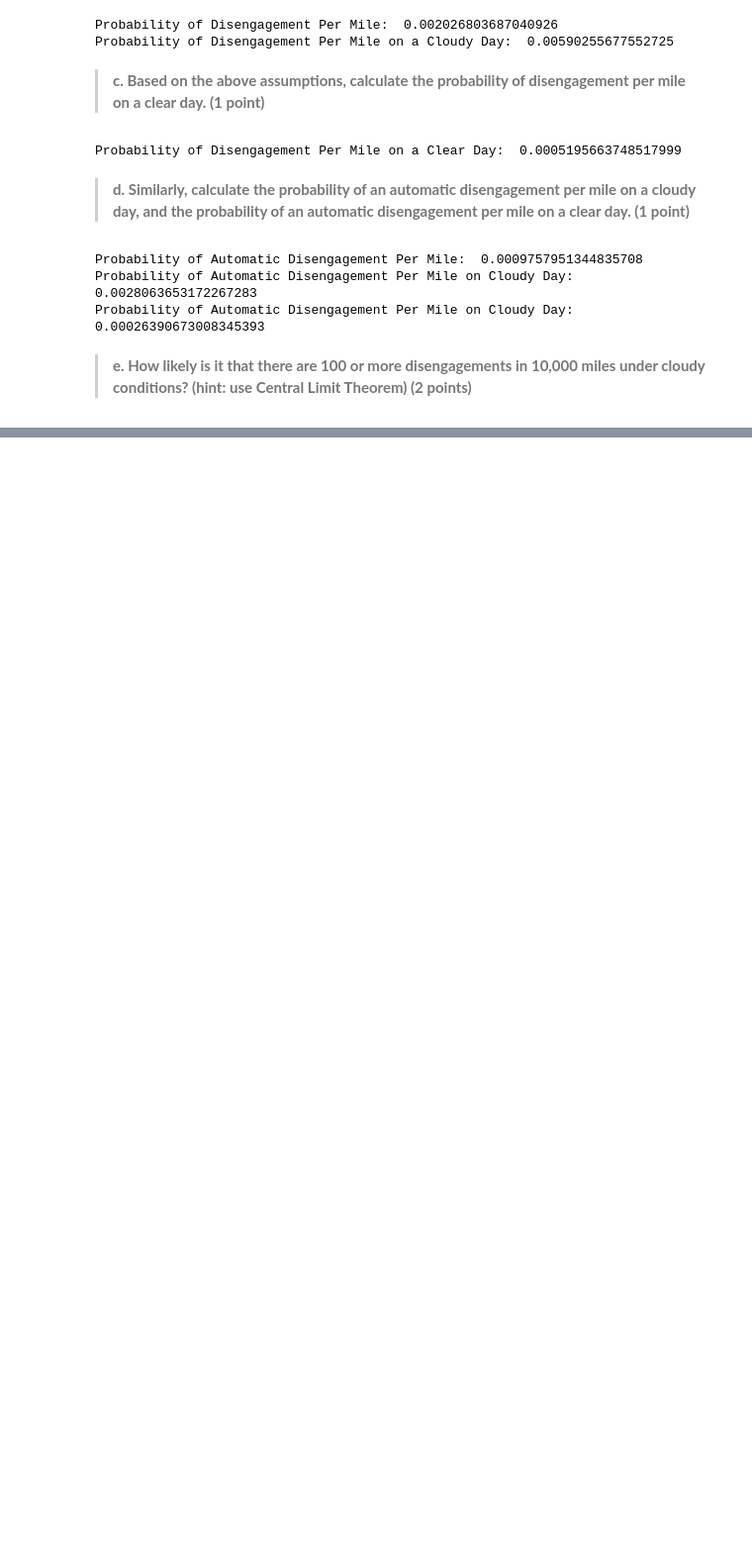
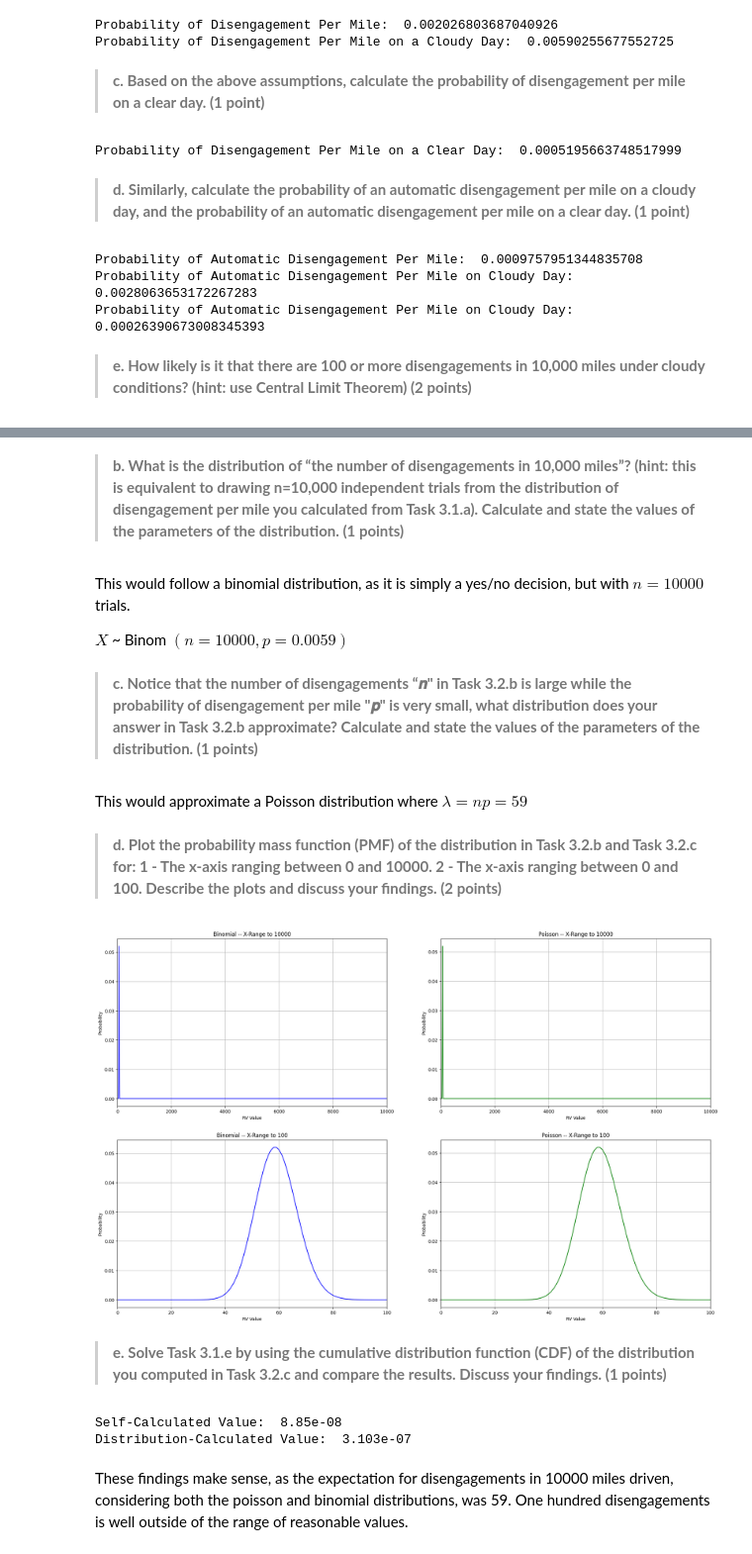
Before and after one commit to mrojaspell/MP1, a Jupyter notebook: MP1_part2.ipynb, the cells around one changed output, grey strips where cells are left out. Shown at 99% size. Cells and saved outputs as stored; diff of their text form; code cells hidden in the pictures; blank space fills up the shorter version.

```diff
--- a/MP1_part2.ipynb
+++ b/MP1_part2.ipynb
@@ -140,0 +131,76 @@ findings. (1 points)**
+# %% [markdown]
+>**b. What is the distribution of “the number of disengagements in 10,000 miles”?
+(hint: this is equivalent to drawing n=10,000 independent trials from the
+distribution of disengagement per mile you calculated from Task 3.1.a). Calculate
+and state the values of the parameters of the distribution. (1 points)**
+# %% [markdown]
+This would follow a binomial distribution, as it is simply a yes/no decision, but with $n=10000$ trials.
+
+$X$ ~ Binom $(n=10000,p=0.0059)$
+# %% [markdown]
+>**c. Notice that the number of disengagements “𝒏" in Task 3.2.b is large while
+the probability of disengagement per mile "𝒑" is very small, what distribution does
+your answer in Task 3.2.b approximate? Calculate and state the values of the
+parameters of the distribution. (1 points)**
+# %% [markdown]
+This would approximate a Poisson distribution where $\lambda = np = 59$
+# %% [markdown]
+>**d. Plot the probability mass function (PMF) of the distribution in Task 3.2.b and
+Task 3.2.c for: 1 - The x-axis ranging between 0 and 10000. 2 - The x-axis ranging between 0 and 100.
+Describe the plots and discuss your findings. (2 points)**
+# %%
+## 1
+n = 10000
+p = 0.0059
+lam = 59
+
+x = np.arange(0,n+1,1)
+y_binom = scipy.stats.binom.pmf(x,n,p)
+y_pois = scipy.stats.poisson.pmf(x,lam)
+
+fig, axs = plt.subplots(2, 2, figsize=(24,15))
+
+axs[0][0].plot(x, y_binom, 'blue', ms=2)
+axs[0][0].set_title('Binomial -- X-Range to 10000')
+axs[0][0].set_xlim(0,10000)
+axs[0][0].set_xlabel('RV Value')
+axs[0][0].set_ylabel('Probability')
+axs[0][0].grid()
+
+axs[0][1].plot(x, y_pois, 'green', ms=2)
+axs[0][1].set_title('Poisson -- X-Range to 10000')
+axs[0][1].set_xlim(0,10000)
+axs[0][1].set_xlabel('RV Value')
+axs[0][1].set_ylabel('Probability')
+axs[0][1].grid()
+
+axs[1][0].plot(x, y_binom, 'blue', ms=2)
+axs[1][0].set_title('Binomial -- X-Range to 100')
+axs[1][0].set_xlim(0,100)
+axs[1][0].set_xlabel('RV Value')
+axs[1][0].set_ylabel('Probability')
+axs[1][0].grid()
+
+axs[1][1].plot(x, y_pois, 'green', ms=2)
+axs[1][1].set_title('Poisson -- X-Range to 100')
+axs[1][1].set_xlim(0,100)
+axs[1][1].set_xlabel('RV Value')
+axs[1][1].set_ylabel('Probability')
+axs[1][1].grid()
+
+plt.show()
+# %% [output]
+[figure, added]
+# %% [markdown]
+>**e. Solve Task 3.1.e by using the cumulative distribution function (CDF) of the
+distribution you computed in Task 3.2.c and compare the results. Discuss your
+findings. (1 points)**
+# %%
+value = scipy.stats.poisson.pmf(100,lam)
+print("Self-Calculated Value: ",round(prob,10))
+print("Distribution-Calculated Value: ",round(value,10))
+# %% [output]
+Self-Calculated Value:  8.85e-08
+Distribution-Calculated Value:  3.103e-07
+# %% [markdown]
+These findings make sense, as the expectation for disengagements in 10000 miles driven, considering both the poisson and binomial distributions, was 59. One hundred disengagements is well outside of the range of reasonable values.
```
Also changed, not shown: parts of 17 cells of this notebook.
